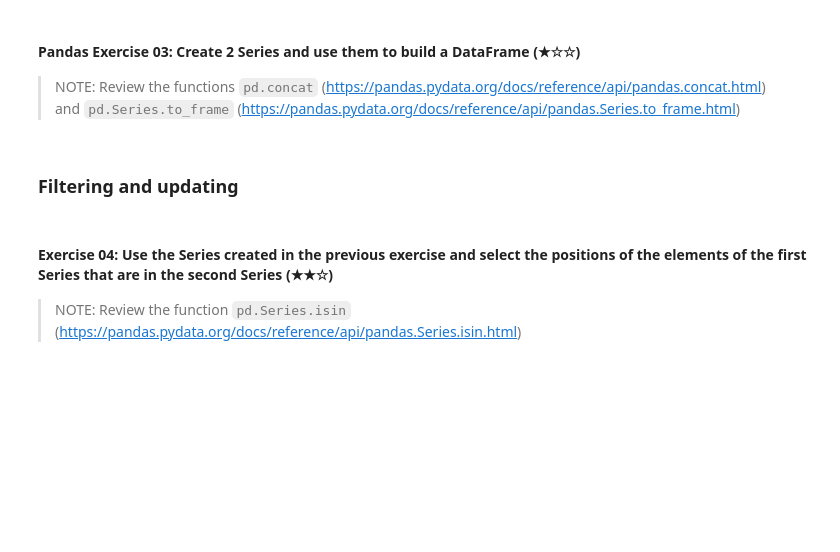
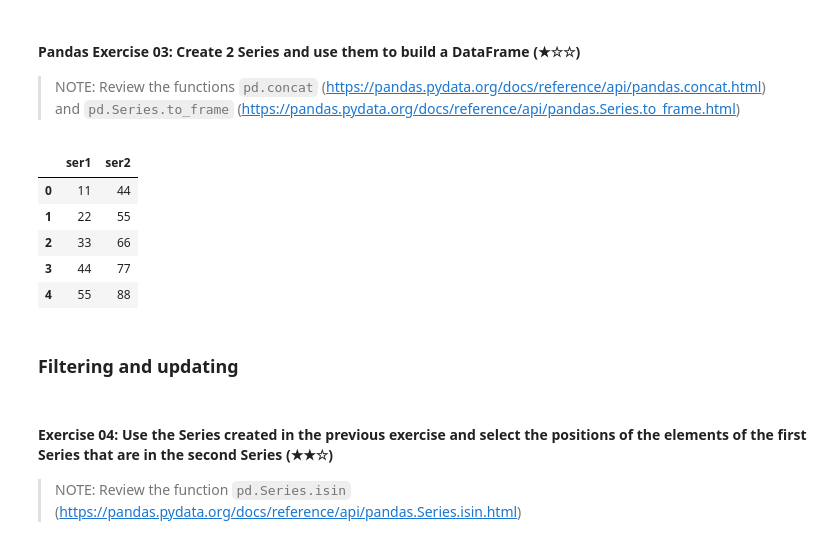
Before and after one commit to mvlarra/4GEEKS_CLASS_Ok, a Jupyter notebook: 03-pandas/03.1-Intro-To-Pandas.ipynb, the cells around one changed output. Saved outputs shown, nothing was run; the diff lists cells and outputs as text; code cells hidden in the pictures; blank space fills up the shorter version.

```diff
--- a/03-pandas/03.1-Intro-To-Pandas.ipynb
+++ b/03-pandas/03.1-Intro-To-Pandas.ipynb
@@ -399,6 +413,42 @@ dataframe
 #### Pandas Exercise 03: Create 2 Series and use them to build a DataFrame (★☆☆)
 
 > NOTE: Review the functions `pd.concat` (https://pandas.pydata.org/docs/reference/api/pandas.concat.html) and `pd.Series.to_frame` (https://pandas.pydata.org/docs/reference/api/pandas.Series.to_frame.html)
+# %%
+# Create 2 Series and use them to build a DataFrame
+
+s1 = pd.Series([11, 22, 33, 44, 55])
+s2 = pd.Series([44, 55, 66, 77, 88])
+
+# Method 1
+dataframe = pd.DataFrame({"ser1": s1, "ser2": s2}) # Crear un DataFrame a partir de las Series. Se utiliza pd.DataFrame() para combinar las Series en un DataFrame. El argumento {"ser1": s1, "ser2": s2} asigna nombres de columna (ser1 y ser2) a las Series.
+dataframe = pd.DataFrame({"ser1": s1, "ser2": s2}, index = s1.index) # Crear un DataFrame con índices personalizados (basados en s1). index=s1.index asegura que el DataFrame use los índices de s1 (aunque aquí no cambia, ya que los índices ya coinciden).
+dataframe
+
+
+# Importante:
+# Si las Series tienen diferentes índices (por ejemplo, si s1 tiene índices 0-4 y s2 tiene índices 5-9),
+# pandas alineará las Series automáticamente por sus índices y rellenará los valores faltantes con NaN.
+#
+# Ejemplo con índices diferentes:
+#     s1 = pd.Series([1, 2, 3], index=[0, 1, 2])
+#     s2 = pd.Series([4, 5, 6], index=[2, 3, 4])
+#     dataframe = pd.DataFrame({"ser1": s1, "ser2": s2})
+#     print(dataframe)
+#
+# Resultado:
+#         ser1  ser2
+#     0   1.0   NaN
+#     1   2.0   NaN
+#     2   3.0   4.0
+#     3   NaN   5.0
+#     4   NaN   6.0
+# %% [output]
+|  | ser1 | ser2 |
+| 0 | 11 | 44 |
+| 1 | 22 | 55 |
+| 2 | 33 | 66 |
+| 3 | 44 | 77 |
+| 4 | 55 | 88 |
 # %% [markdown]
 ### Filtering and updating
 # %% [markdown]
```
Also changed, not shown: parts of 2 cells of this notebook.
